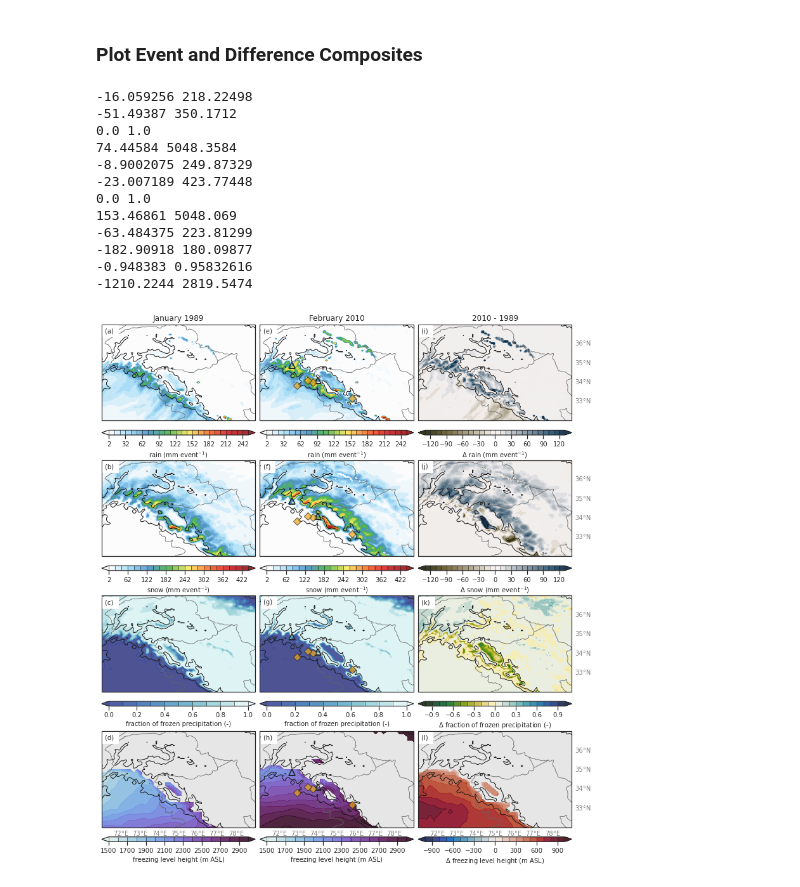
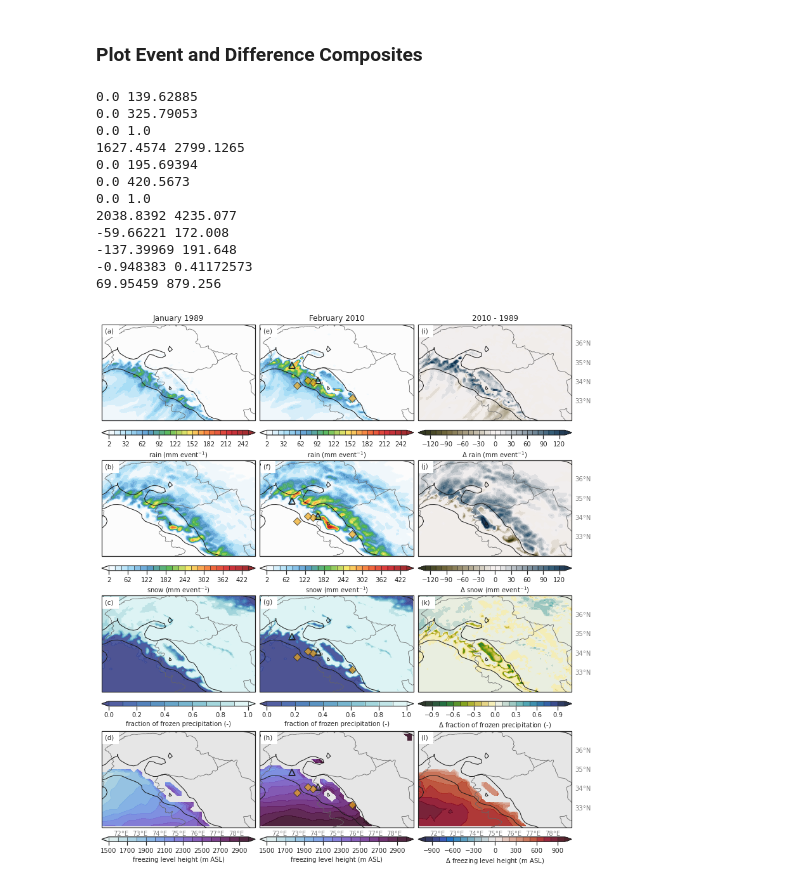
Before and after one commit to dlnash/HMA_AR_freezing_level, a Jupyter notebook: analysis/fig06_WRF-case_prec_summary.ipynb, the cells around one changed output. Saved outputs shown, nothing was run; the diff lists cells and outputs as text; code cells hidden in the pictures.

```diff
--- a/analysis/fig06_WRF-case_prec_summary.ipynb
+++ b/analysis/fig06_WRF-case_prec_summary.ipynb
@@ -33,11 +33,11 @@ from utils import find_perpindicular_line, find_parallel_line, find_intersection
 # %%
 # Set up paths
 
-path_to_data = '/home/nash/DATA/data/' # project data -- read only
+path_to_data = '/home/sbarc/students/nash/data/HMA_freezing_level_data/'  # project data -- read only
 path_to_out  = '../out/'       # output files (numerical results, intermediate datafiles) -- read & write
-path_to_figs = '../figs/'      # figures
+path_to_figs = '../figs/'      # figures                       # figures
 # %%
-fname = path_to_data + 'CH2_generated_data/Global_Landslide_Catalog_Export.csv' #TODO check this - is it the raw downloaded data?
+fname = path_to_data + 'downloads/Global_Landslide_Catalog_Export.csv'
 landslide = pd.read_csv(fname)
 
 # Select lat/lon grid
@@ -138,15 +138,10 @@ plt.show()
 [figure]
 # %%
 # Select lat/lon grid
-lonmin = 60.2
-lonmax = 100
-latmin = 16
-latmax = 50
-
 lonmin = 71
-lonmax = 77
+lonmax = 79
 latmin = 32
-latmax = 35
+latmax = 37
 # %%
 ## Get lines and points for mesoscale analysis
 
@@ -298,9 +296,10 @@ Freezing level height 2500.9158
 # %% [markdown]
 ### WRF Terrain
 # %%
-wrf_filenames = "/home/hasia/2009/wrfout_d02_2010-02-04_03:00:00"
-wrfin = nc.Dataset(wrf_filenames)
-terrain = wrf.getvar(wrfin, 'ter', timeidx=0) # get terrain height
+# get terrain height from one wrf file
+wrf_filename = path_to_data + "dryad/WRF_norris/wrfout_d01_2010-02-04_03:00:00"
+wrfin = nc.Dataset(wrf_filename)
+ter = wrf.getvar(wrfin, 'ter', timeidx=0) # get terrain height
 # %% [markdown]
 ### Plot Event and Difference Composites
 # %%
@@ -368,44 +367,44 @@ for k, ax in enumerate(axgr):
     cf = ax.contourf(lons, lats, plt_lst[k], transform=datacrs,
                      levels=cflevs_lst[k], cmap=cmap_lst[k], alpha=0.9, extend='both')
 
     # Contour Lines (terrain)
     terclevs=np.array([1000, 3000])
-    terlons = terrain.XLONG.values
-    terlats = terrain.XLAT.values
-    cster = ax.contour(terlons, terlats, terrain.values, terclevs, colors='k', linewidths=1.0,
+    terlons = ter.XLONG.values
+    terlats = ter.XLAT.values
+    cster = ax.contour(terlons, terlats, ter.values, terclevs, colors='k', linewidths=1.0,
                     linestyles='solid', transform=datacrs)
 
      # add landslide points to 2010 case
     if (k > 3) & (k < 8):
         for i, (xs, ys) in enumerate(zip(landslide_lons, landslide_lats)):
             if (i == 0) | (i == 4):
                 ax.plot(xs, ys, alpha=0.9, marker='^', mec='k', mfc='None', markeredgewidth=1.75, markersize=10, transform=mapcrs)
             else:
                 ax.plot(xs, ys, alpha=0.7, marker='D', mec='k', mfc='#efa91b', markersize=8, transform=mapcrs)
 
     ttl = "({0}) ".format(letter_lst[k])
     ax.text(xpt, ypt, ttl, ha='left', va='top', transform=ax.transAxes, fontsize=10., backgroundcolor='white', zorder=101)
     ax.set_title(plt_ttl[k], loc='center',fontsize=12)
 
     # Colorbar (single)
     cb = fig.colorbar(cf, axgr.cbar_axes[k], orientation='horizontal', drawedges=True)
     cb.set_label(cbar_lbl[k], fontsize=10)
     cb.ax.tick_params(labelsize=10)
 
 # Save the figure
 fig.savefig('%s.%s' % (fname, fmt), bbox_inches='tight', dpi=300)
 plt.show()
 # %% [output]
--16.059256 218.22498
--51.49387 350.1712
+0.0 139.62885
+0.0 325.79053
 0.0 1.0
-74.44584 5048.3584
--8.9002075 249.87329
--23.007189 423.77448
+1627.4574 2799.1265
+0.0 195.69394
+0.0 420.5673
 0.0 1.0
-153.46861 5048.069
--63.484375 223.81299
--182.90918 180.09877
--0.948383 0.95832616
--1210.2244 2819.5474
+2038.8392 4235.077
+-59.66221 172.008
+-137.39969 191.648
+-0.948383 0.41172573
+69.95459 879.256
-[figure, old version]
+[figure, new version]
```
Also changed, not shown: parts of 3 cells of this notebook, 29 other files.
